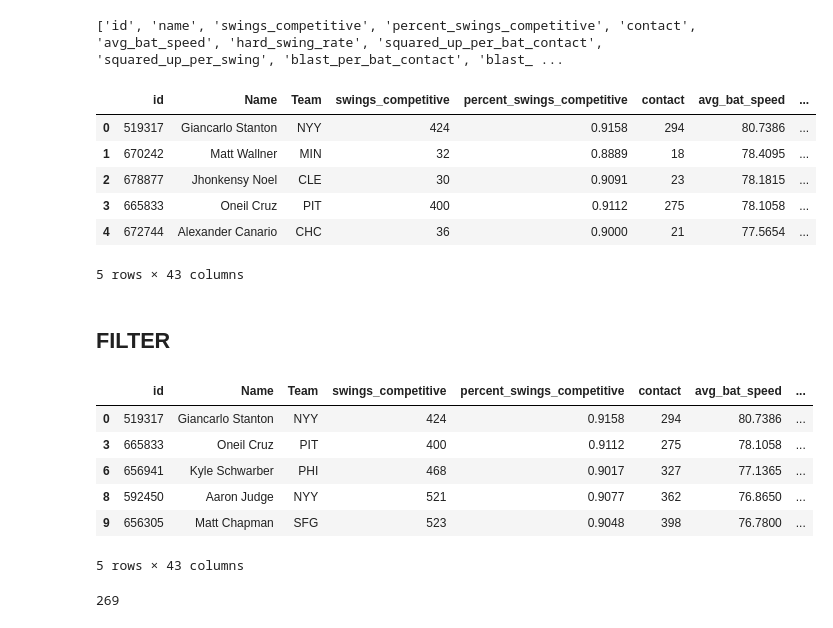
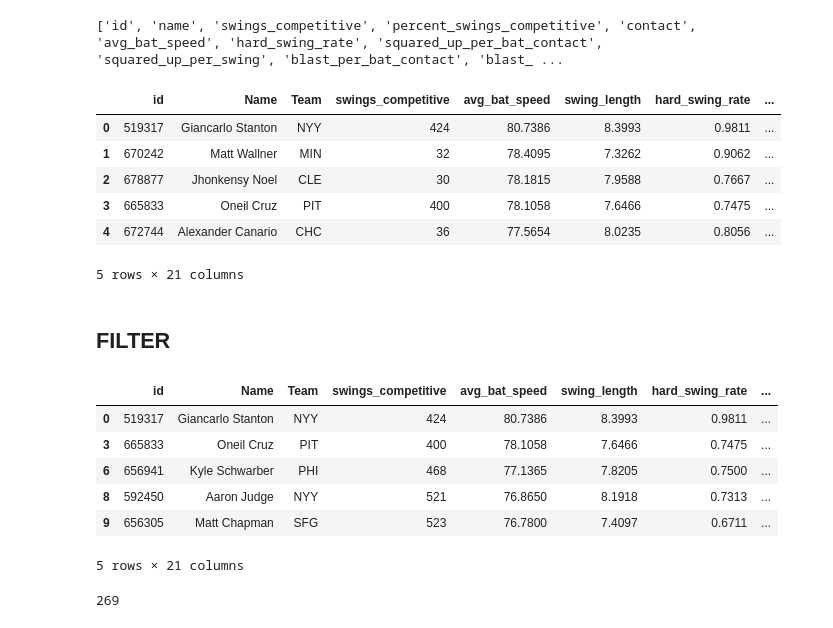
Before and after one commit to jakerood/bat-tracking-capstone, a Jupyter notebook: data-cleaning.ipynb, the cells around one changed output. Saved outputs shown, nothing was run; the diff lists cells and outputs as text; code cells hidden in the pictures.

Commit message:
Additional data cleaning applied

```diff
--- a/data-cleaning.ipynb
+++ b/data-cleaning.ipynb
@@ -75,3 +78,6 @@ len(merged)
+# %%
+# Create a new column called "HR%"
+merged['HR%'] = merged['HR'] / merged['AB']
 # %% [markdown]
 ## CLEAN COLUMNS
 # %%
@@ -80,29 +86,26 @@ print(merged.columns.tolist())
 # %% [output]
 ['id', 'name', 'swings_competitive', 'percent_swings_competitive', 'contact', 'avg_bat_speed', 'hard_swing_rate', 'squared_up_per_bat_contact', 'squared_up_per_swing', 'blast_per_bat_contact', 'blast_ ...
 # %%
-# Clean up the df by reordering columns and removing redundant columns
+# Clean up the df by reordering columns and removing redundant/unnecessary columns
 # This will help make our final data easier to read
 cleaned_columns = [
-    'id', 'Name', 'Team', 'swings_competitive', 'percent_swings_competitive', 'contact', 'avg_bat_speed', 'hard_swing_rate',
-    'squared_up_per_bat_contact', 'squared_up_per_swing', 'blast_per_bat_contact', 'blast_per_swing', 'swing_length',
-    'swords', 'batter_run_value', 'whiffs', 'whiff_per_swing', 'batted_ball_events', 'batted_ball_event_per_swing', 'PA',
-    'AB', 'H', '1B', '2B', '3B', 'HR', 'R', 'RBI', 'BB', 'IBB', 'SO', 'HBP', 'AVG', 'BB%', 'K%', 'OBP', 'SLG', 'OPS',
-    'wOBA', 'wRC+', 'EV', 'Barrel%', 'HardHit%'
+    'id', 'Name', 'Team', 'swings_competitive', 'avg_bat_speed', 'swing_length', 'hard_swing_rate', 'squared_up_per_swing',
+    'blast_per_swing', 'whiff_per_swing', 'PA', 'AB', 'AVG', 'SLG', 'HR%', 'BB%', 'K%', 'wRC+', 'EV', 'Barrel%', 'HardHit%'
 ]
 
 # Create a new df using the cleaning columns
 merged_cleaned = merged[cleaned_columns]
 
 # View the cleaned df
 merged_cleaned.head()
 # %% [output]
-|  | id | Name | Team | swings_competitive | percent_swings_competitive | contact | avg_bat_speed | ... |
-| 0 | 519317 | Giancarlo Stanton | NYY | 424 | 0.9158 | 294 | 80.7386 | ... |
-| 1 | 670242 | Matt Wallner | MIN | 32 | 0.8889 | 18 | 78.4095 | ... |
-| 2 | 678877 | Jhonkensy Noel | CLE | 30 | 0.9091 | 23 | 78.1815 | ... |
-| 3 | 665833 | Oneil Cruz | PIT | 400 | 0.9112 | 275 | 78.1058 | ... |
-| 4 | 672744 | Alexander Canario | CHC | 36 | 0.9000 | 21 | 77.5654 | ... |
+|  | id | Name | Team | swings_competitive | avg_bat_speed | swing_length | hard_swing_rate | ... |
+| 0 | 519317 | Giancarlo Stanton | NYY | 424 | 80.7386 | 8.3993 | 0.9811 | ... |
+| 1 | 670242 | Matt Wallner | MIN | 32 | 78.4095 | 7.3262 | 0.9062 | ... |
+| 2 | 678877 | Jhonkensy Noel | CLE | 30 | 78.1815 | 7.9588 | 0.7667 | ... |
+| 3 | 665833 | Oneil Cruz | PIT | 400 | 78.1058 | 7.6466 | 0.7475 | ... |
+| 4 | 672744 | Alexander Canario | CHC | 36 | 77.5654 | 8.0235 | 0.8056 | ... |
-5 rows × 43 columns
+5 rows × 21 columns
 # %% [markdown]
 ## FILTER
 # %%
@@ -117,13 +120,13 @@ merged_final = merged_cleaned[merged_cleaned['PA'] >= 170]
 # View the final dataframe
 merged_final.head()
 # %% [output]
-|  | id | Name | Team | swings_competitive | percent_swings_competitive | contact | avg_bat_speed | ... |
-| 0 | 519317 | Giancarlo Stanton | NYY | 424 | 0.9158 | 294 | 80.7386 | ... |
-| 3 | 665833 | Oneil Cruz | PIT | 400 | 0.9112 | 275 | 78.1058 | ... |
-| 6 | 656941 | Kyle Schwarber | PHI | 468 | 0.9017 | 327 | 77.1365 | ... |
-| 8 | 592450 | Aaron Judge | NYY | 521 | 0.9077 | 362 | 76.8650 | ... |
-| 9 | 656305 | Matt Chapman | SFG | 523 | 0.9048 | 398 | 76.7800 | ... |
+|  | id | Name | Team | swings_competitive | avg_bat_speed | swing_length | hard_swing_rate | ... |
+| 0 | 519317 | Giancarlo Stanton | NYY | 424 | 80.7386 | 8.3993 | 0.9811 | ... |
+| 3 | 665833 | Oneil Cruz | PIT | 400 | 78.1058 | 7.6466 | 0.7475 | ... |
+| 6 | 656941 | Kyle Schwarber | PHI | 468 | 77.1365 | 7.8205 | 0.7500 | ... |
+| 8 | 592450 | Aaron Judge | NYY | 521 | 76.8650 | 8.1918 | 0.7313 | ... |
+| 9 | 656305 | Matt Chapman | SFG | 523 | 76.7800 | 7.4097 | 0.6711 | ... |
-5 rows × 43 columns
+5 rows × 21 columns
 # %%
 # Check how many columns are in the final dataframe
 len(merged_final)
```
Also changed, not shown: parts of 2 cells of this notebook, 1 other file.
